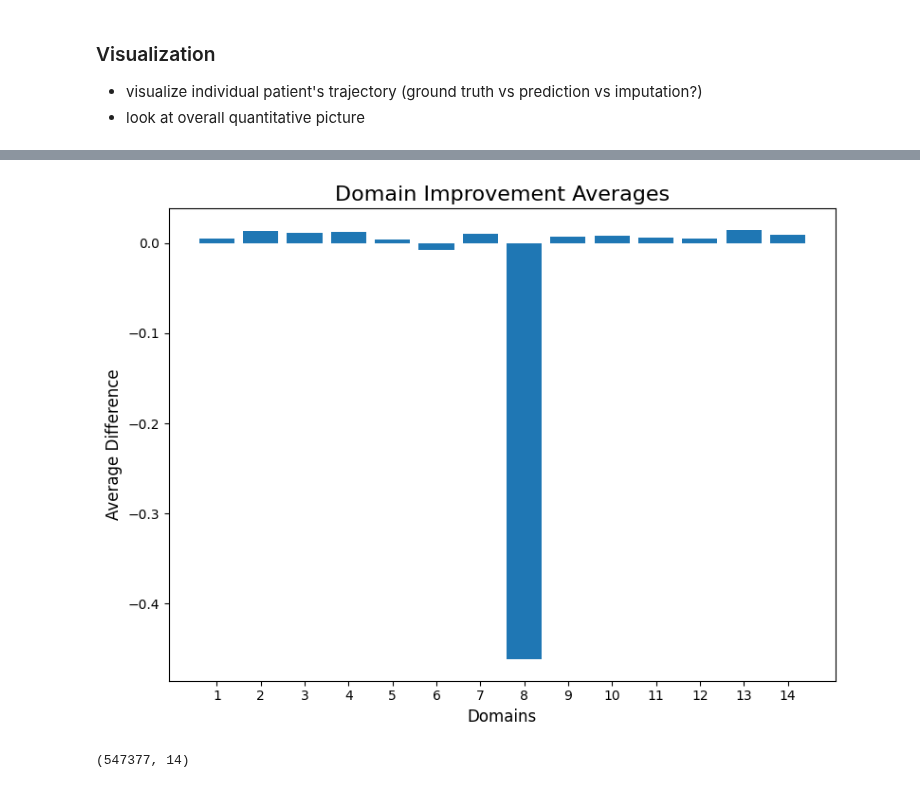
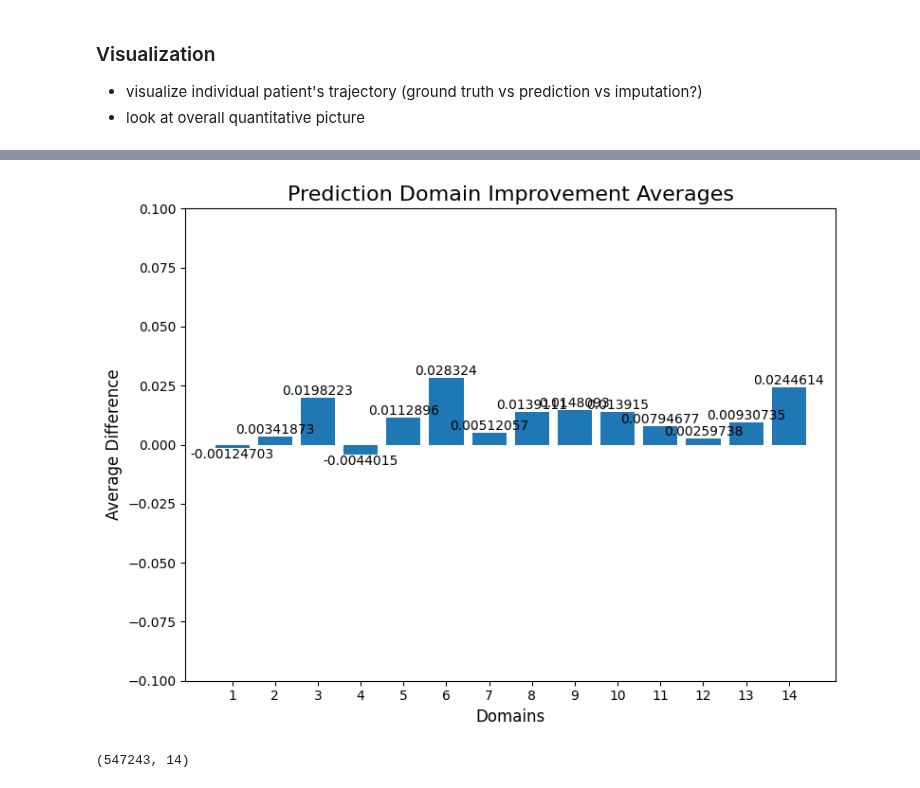
Before and after one commit to twchen88/ct_research, a Jupyter notebook: next_step_prediction.ipynb, the cells around one changed output, grey strips where cells are left out. Cells and saved outputs as stored; diff of their text form; code cells hidden in the pictures.

```diff
--- a/next_step_prediction.ipynb
+++ b/next_step_prediction.ipynb
@@ -250,6 +259,7 @@ class NN(torch.nn.Module):
         )
 
     def forward(self, x):
+        returnself.model(x)
         return torch.clamp(self.model(x), min=0, max=1)
 # %%
 class customDataset(Dataset):
@@ -708,25 +708,31 @@ array([[0.        , 0.01186677, 0.        , ..., 0.        , 0.        ,
 # %%
 # Calculate column-wise averages
 column_averages = np.sum(diff, axis=0) / np.sum(test_data[encoding_columns].to_numpy(), axis=0)
 
 # Plot the bar chart
-plt.figure(figsize=(8, 6))
-plt.bar(range(len(column_averages)), column_averages, tick_label=[f"{i+1}" for i in range(len(column_averages))])
+fig, ax = plt.subplots(figsize=(8, 6))  # Create the figure and axes
+bars = ax.bar(range(len(column_averages)), column_averages, tick_label=[f"{i+1}" for i in range(len(column_averages))])
+
+# Add values to the bars
+ax.bar_label(bars, label_type='edge')
+
+# Set the y-axis range from -1 to 1
+ax.set_ylim(-0.1, 0.1)
 
 # Add labels and title
 plt.xlabel("Domains", fontsize=12)
 plt.ylabel("Average Difference", fontsize=12)
-plt.title("Domain Improvement Averages", fontsize=16)
+plt.title("Prediction Domain Improvement Averages", fontsize=16)
 plt.tight_layout()
 
 # Show the plot
 plt.show()
 # %% [output]
-[figure, old version]
+[figure, new version]
 # %%
 diff.shape
 # %% [output]
-(547377, 14)
+(547243, 14)
 # %%
 repeat_test = test_data[repeat_columns].to_numpy().copy().flatten()
 repeat_test.shape
```
Also changed, not shown: parts of 24 cells of this notebook, 4 other files.
